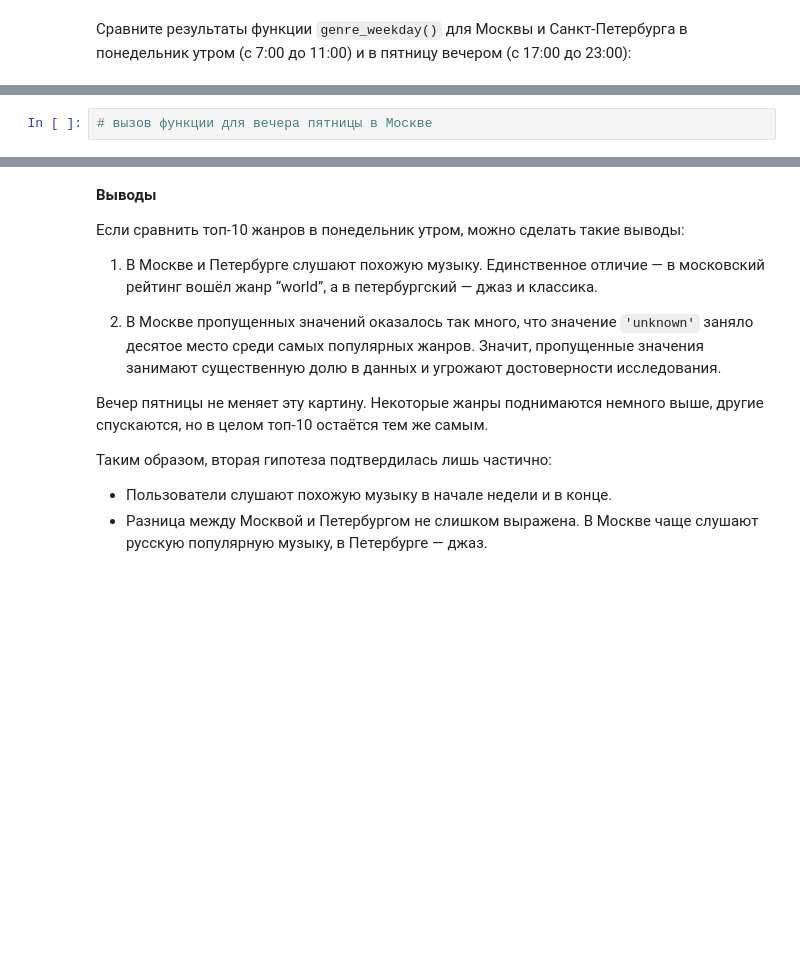
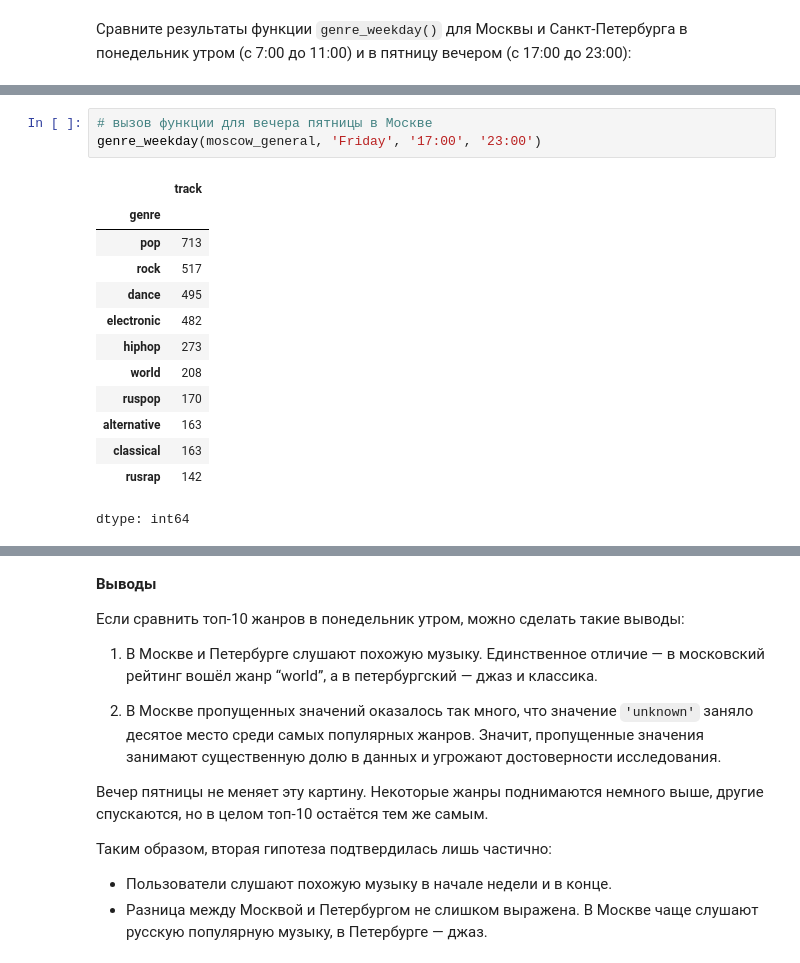
Before and after one commit to bakhodirabdullayevich/yandex_music, a Jupyter notebook: yandex_music_project.ipynb, the cells around one changed output, grey strips where cells are left out. Saved outputs shown, nothing was run; the diff lists cells and outputs as text; blank space fills up the shorter version.

```diff
--- a/yandex_music_project.ipynb
+++ b/yandex_music_project.ipynb
@@ -455,4 +528,19 @@ Cравните результаты функции `genre_weekday()` для М
 # %%
 # вызов функции для вечера пятницы в Москве
+genre_weekday(moscow_general, 'Friday', '17:00', '23:00')
+# %% [output]
+|  | track |
+| genre |  |
+| pop | 713 |
+| rock | 517 |
+| dance | 495 |
+| electronic | 482 |
+| hiphop | 273 |
+| world | 208 |
+| ruspop | 170 |
+| alternative | 163 |
+| classical | 163 |
+| rusrap | 142 |
+dtype: int64
 # %%
 # вызов функции для вечера пятницы в Петербурге
```
Also changed, not shown: parts of 20 cells of this notebook.
